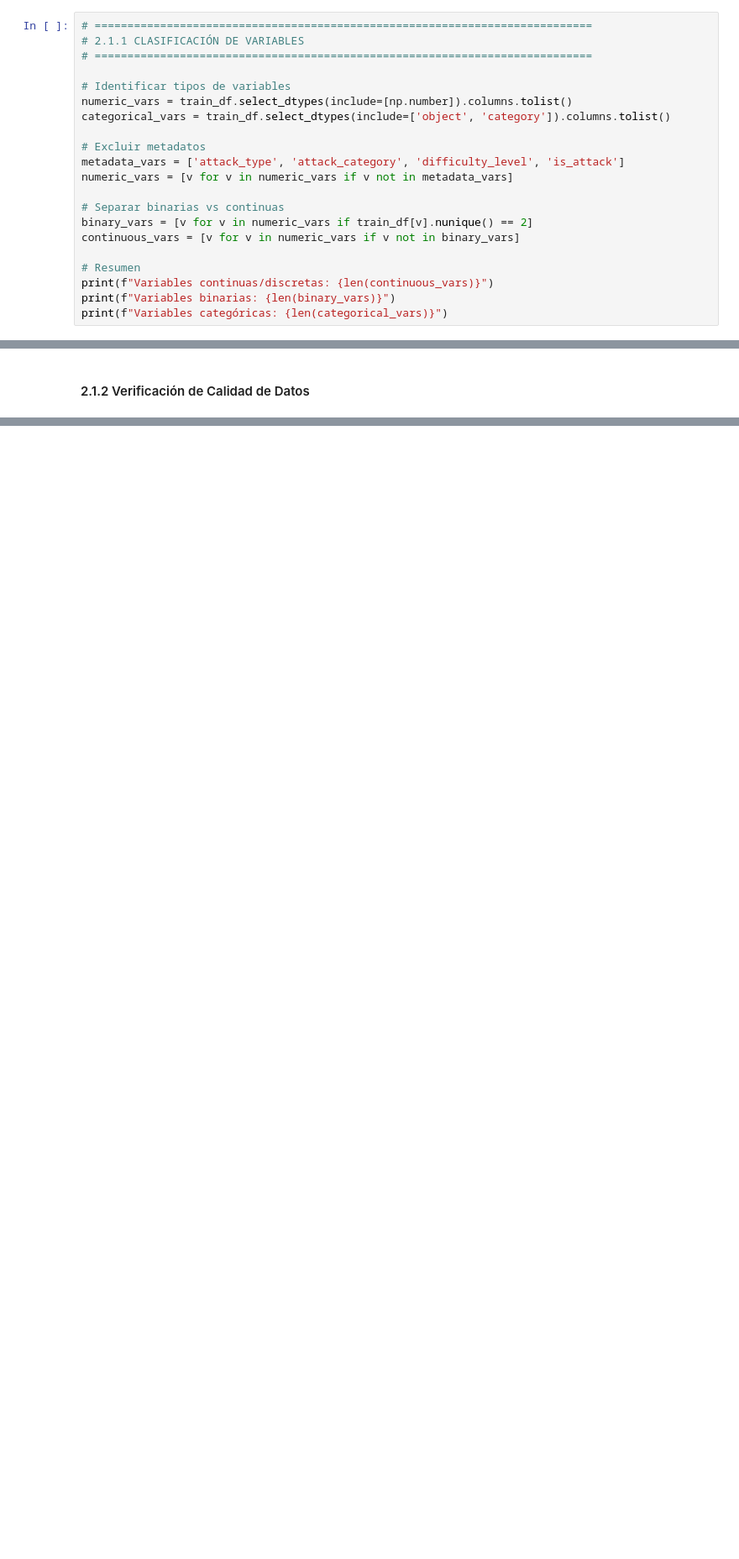
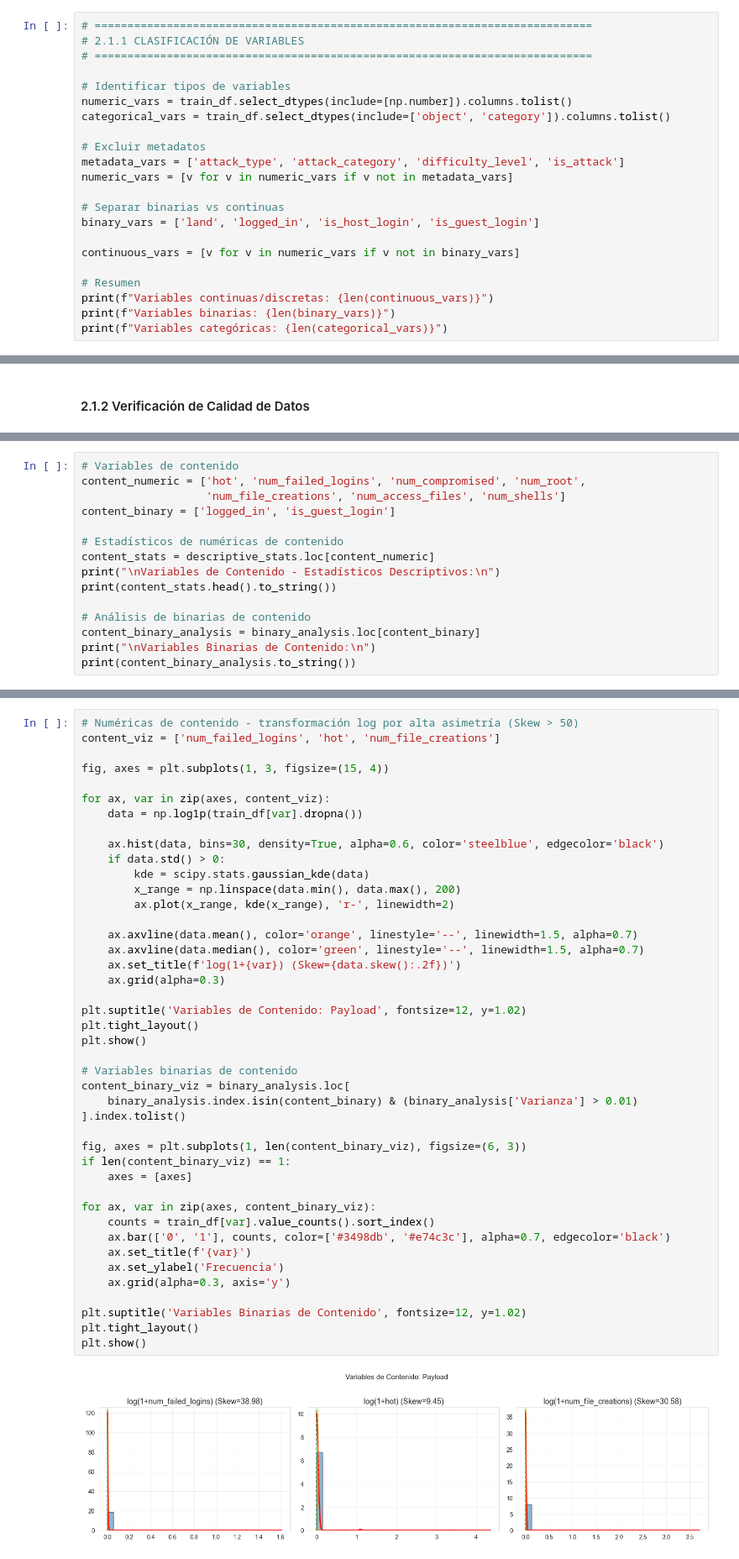
Before and after one commit to ChertaPro/Deteccion-de-Intrusiones-y-Analisis-de-Anomalias-en-Trafico-de-Red-mediante-Tecnicas-Estadasticas, a Jupyter notebook: Detección-de-Intrusiones-y-Análisis-de-Anomalías-en-Tráfico-de-Red-mediante-Técnicas-Estadísticas.ipynb, the cells around one changed output, grey strips where cells are left out. Shown at 84% size. Cells and saved outputs as stored; diff of their text form; blank space fills up the shorter version.

```diff
--- a/Detección-de-Intrusiones-y-Análisis-de-Anomalías-en-Tráfico-de-Red-mediante-Técnicas-Estadísticas.ipynb
+++ b/Detección-de-Intrusiones-y-Análisis-de-Anomalías-en-Tráfico-de-Red-mediante-Técnicas-Estadísticas.ipynb
@@ -260,7 +281,8 @@ metadata_vars = ['attack_type', 'attack_category', 'difficulty_level', 'is_attac
 numeric_vars = [v for v in numeric_vars if v not in metadata_vars]
 
 # Separar binarias vs continuas
-binary_vars = [v for v in numeric_vars if train_df[v].nunique() == 2]
+binary_vars = ['land', 'logged_in', 'is_host_login', 'is_guest_login']
+
 continuous_vars = [v for v in numeric_vars if v not in binary_vars]
 
 # Resumen
@@ -3148,0 +397,15 @@ Componente      Coeficiente     Dirección
+# %%
+# Variables de contenido
+content_numeric = ['hot', 'num_failed_logins', 'num_compromised', 'num_root',
+                   'num_file_creations', 'num_access_files', 'num_shells']
+content_binary = ['logged_in', 'is_guest_login']
+
+# Estadísticos de numéricas de contenido
+content_stats = descriptive_stats.loc[content_numeric]
+print("\nVariables de Contenido - Estadísticos Descriptivos:\n")
+print(content_stats.head().to_string())
+
+# Análisis de binarias de contenido
+content_binary_analysis = binary_analysis.loc[content_binary]
+print("\nVariables Binarias de Contenido:\n")
+print(content_binary_analysis.to_string())
@@ -3148,0 +548,45 @@ Componente      Coeficiente     Dirección
+# %%
+# Numéricas de contenido - transformación log por alta asimetría (Skew > 50)
+content_viz = ['num_failed_logins', 'hot', 'num_file_creations']
+
+fig, axes = plt.subplots(1, 3, figsize=(15, 4))
+
+for ax, var in zip(axes, content_viz):
+    data = np.log1p(train_df[var].dropna())
+
+    ax.hist(data, bins=30, density=True, alpha=0.6, color='steelblue', edgecolor='black')
+    if data.std() > 0:
+        kde = scipy.stats.gaussian_kde(data)
+        x_range = np.linspace(data.min(), data.max(), 200)
+        ax.plot(x_range, kde(x_range), 'r-', linewidth=2)
+
+    ax.axvline(data.mean(), color='orange', linestyle='--', linewidth=1.5, alpha=0.7)
+    ax.axvline(data.median(), color='green', linestyle='--', linewidth=1.5, alpha=0.7)
+    ax.set_title(f'log(1+{var}) (Skew={data.skew():.2f})')
+    ax.grid(alpha=0.3)
+
+plt.suptitle('Variables de Contenido: Payload', fontsize=12, y=1.02)
+plt.tight_layout()
+plt.show()
+
+# Variables binarias de contenido
+content_binary_viz = binary_analysis.loc[
+    binary_analysis.index.isin(content_binary) & (binary_analysis['Varianza'] > 0.01)
+].index.tolist()
+
+fig, axes = plt.subplots(1, len(content_binary_viz), figsize=(6, 3))
+if len(content_binary_viz) == 1:
+    axes = [axes]
+
+for ax, var in zip(axes, content_binary_viz):
+    counts = train_df[var].value_counts().sort_index()
+    ax.bar(['0', '1'], counts, color=['#3498db', '#e74c3c'], alpha=0.7, edgecolor='black')
+    ax.set_title(f'{var}')
+    ax.set_ylabel('Frecuencia')
+    ax.grid(alpha=0.3, axis='y')
+
+plt.suptitle('Variables Binarias de Contenido', fontsize=12, y=1.02)
+plt.tight_layout()
+plt.show()
+# %% [output]
+[figure, added]
```
Also changed, not shown: parts of 178 cells of this notebook, 1 other file.
